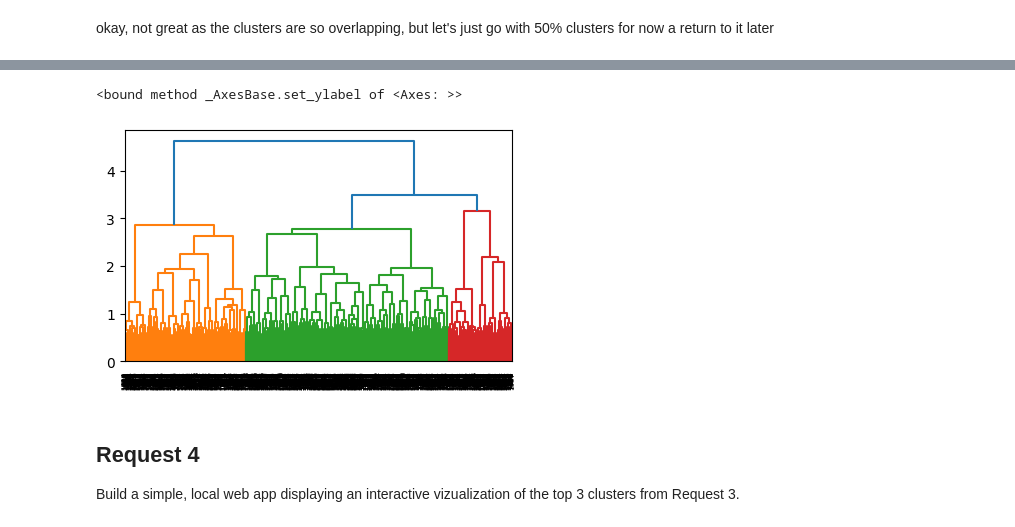
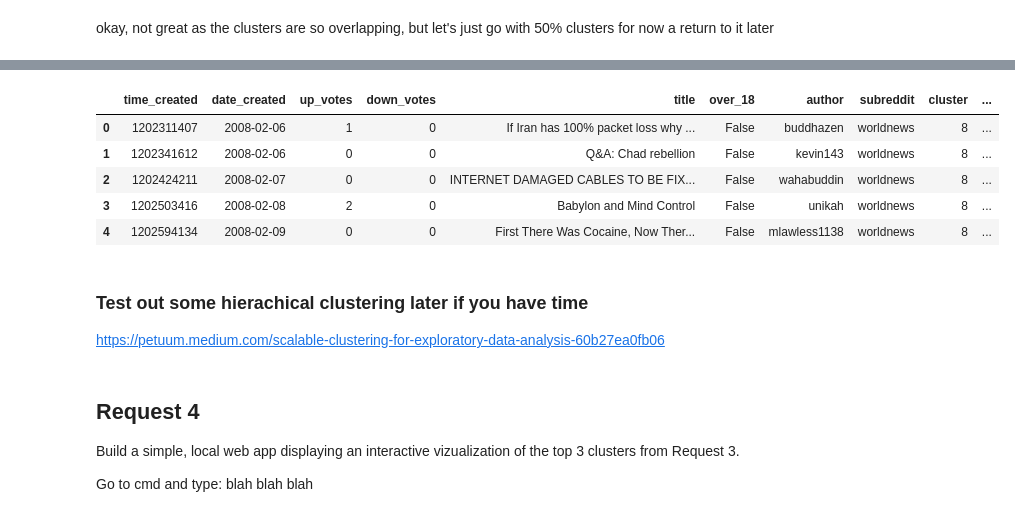
Before and after one commit to Lyncht98/riverstone-nlp-test, a Jupyter notebook: request-1.ipynb, the cells around one changed output, grey strips where cells are left out. Saved outputs shown, nothing was run; the diff lists cells and outputs as text; code cells hidden in the pictures.

```diff
--- a/request-1.ipynb
+++ b/request-1.ipynb
@@ -418 +435,13 @@ U.S. bombing in Iraq massacring civilians, creating terrorists
+# %%
+df_merged.head()
+# %% [output]
+|  | time_created | date_created | up_votes | down_votes | title | over_18 | author | subreddit | cluster | ... |
+| 0 | 1202311407 | 2008-02-06 | 1 | 0 | If Iran has 100% packet loss why ... | False | buddhazen | worldnews | 8 | ... |
+| 1 | 1202341612 | 2008-02-06 | 0 | 0 | Q&A: Chad rebellion | False | kevin143 | worldnews | 8 | ... |
+| 2 | 1202424211 | 2008-02-07 | 0 | 0 | INTERNET DAMAGED CABLES TO BE FIX... | False | wahabuddin | worldnews | 8 | ... |
+| 3 | 1202503416 | 2008-02-08 | 2 | 0 | Babylon and Mind Control | False | unikah | worldnews | 8 | ... |
+| 4 | 1202594134 | 2008-02-09 | 0 | 0 | First There Was Cocaine, Now Ther... | False | mlawless1138 | worldnews | 8 | ... |
+# %% [markdown]
+### Test out some hierachical clustering later if you have time
+https://petuum.medium.com/scalable-clustering-for-exploratory-data-analysis-60b27ea0fb06
 # %%
@@ -425,11 +459,6 @@ ac = linkage(matrix_reduced[sample], 'ward', optimal_ordering=True, )
-# %%
-# visualise on dendrogram
-fig, ax = plt.subplots(figsize=(5, 3)) # set size
-dn = dendrogram(ac, ax=ax)
-ax.set_ylabel
-# %% [output]
-<bound method _AxesBase.set_ylabel of <Axes: >>
-[figure, removed]
 # %% [markdown]
 ## Request 4
 Build a simple, local web app displaying an interactive vizualization of the top 3 clusters from Request 3.
+
+Go to cmd and type:
+blah blah blah
```
Also changed, not shown: parts of 24 cells of this notebook, 7 other files.
